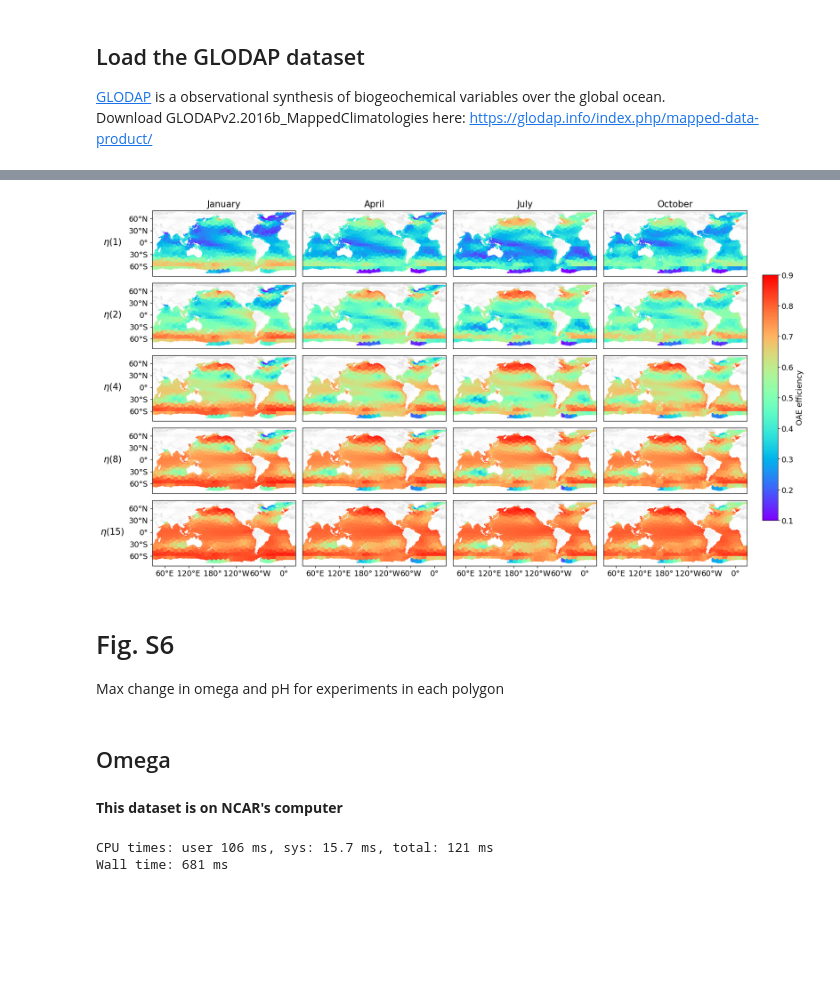
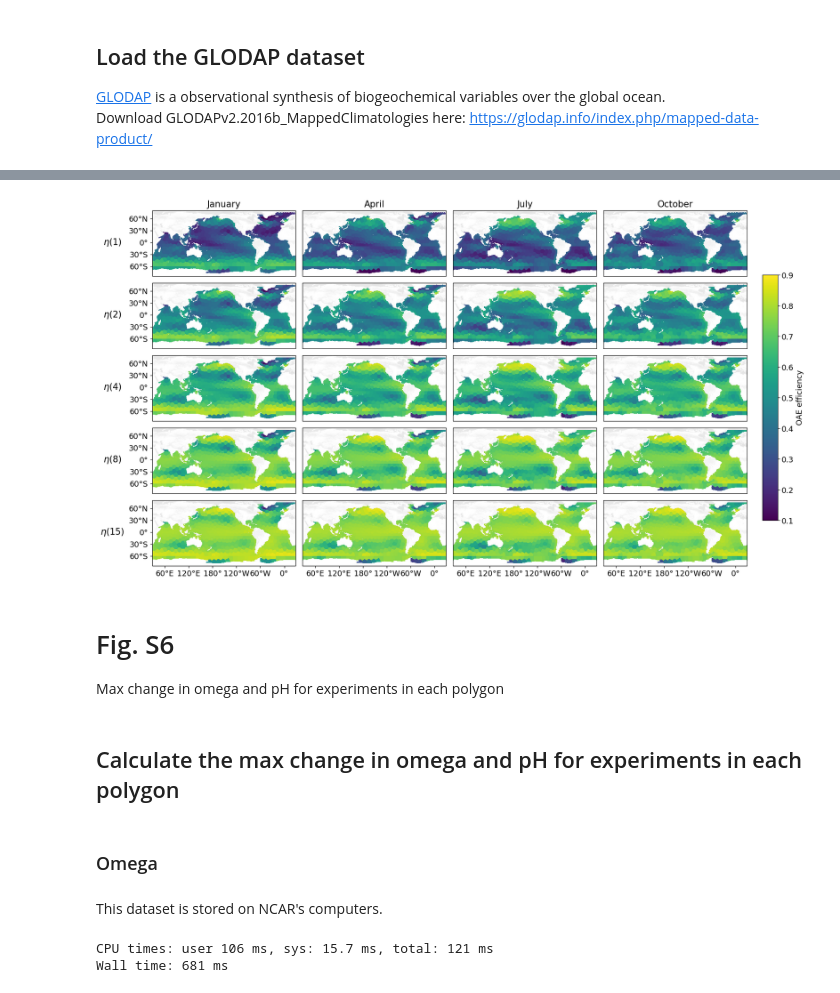
Before and after one commit to CWorthy-ocean/OAE-Efficiency-Map-v0, a Jupyter notebook: analysis/Suppl_Figures.ipynb, the cells around one changed output, grey strips where cells are left out. Saved outputs shown, nothing was run; the diff lists cells and outputs as text; code cells hidden in the pictures; blank space fills up the shorter version.

```diff
--- a/analysis/Suppl_Figures.ipynb
+++ b/analysis/Suppl_Figures.ipynb
@@ -170,0 +167,2 @@ eff_all_eff.min(), eff_all_eff.max()
+# %%
+eff_all_eff = xr.open_dataset('./data/Map_oae_eff_5x4.nc')
@@ -190,8 +201,8 @@ for i in range(5):
     for j in range(4):
         ax = fig.add_subplot(5, 4, i*4+j+1, projection=ccrs.PlateCarree(central_longitude=208))
 
-        ax.pcolormesh(eff_pacific.TLONG, eff_pacific.TLAT, eff_all_eff.isel(season=j, year=years[i]-1), transform=ccrs.PlateCarree(), \
-                         cmap='rainbow',
+        ax.pcolormesh(eff_all_eff.TLONG, eff_all_eff.TLAT, eff_all_eff.isel(season=j, year=years[i]-1).eff, transform=ccrs.PlateCarree(), \
+                         cmap='viridis',
                         vmin=0.1, vmax=0.9
                         )
         if i == 0:
@@ -213,7 +224,7 @@ cax = fig.add_axes([0.92, 0.15, 0.02, 0.65])  # Adjust position and size as need
 cax.set_aspect(0.5)  # Adjust width
 cax.set_aspect(20)  # Adjust height
 
-cmap = cm.get_cmap('rainbow')  # Choose a colormap
+cmap = cm.get_cmap('viridis')  # Choose a colormap
 normalize = plt.Normalize(vmin=0.1, vmax=0.9)  # Normalize the color values
 sm = cm.ScalarMappable(cmap=cmap, norm=normalize)
 
@@ -223,5 +234,6 @@ cbar.ax.set_ylabel('OAE efficiency', fontsize=FONTSIZE)
 
 plt.subplots_adjust(wspace=0.05, hspace=0.02)
 
-#plt.savefig('./OAE_efficiency5x4_all.png', dpi=400, bbox_inches='tight')
+plt.savefig('./figures/Figure_S2.png', dpi=400, bbox_inches='tight')
+plt.savefig('./figures/Figure_S2.pdf', bbox_inches='tight')
 # %% [output]
@@ -230,11 +242,13 @@ Wall time: 1min 17s
-[figure, old version]
+[figure, new version]
 # %% [markdown]
 # Fig. S6
 Max change in omega and pH for experiments in each polygon
+# %% [markdown]
+## Calculate the max change in omega and pH for experiments in each polygon
 # %% [markdown]
-## Omega
+### Omega
 # %% [markdown]
-**This dataset is on NCAR's computer**
+This dataset is stored on NCAR's computers.
 # %%
 %%time
 # unperturbed condition, i.e. without OAE
```
Also changed, not shown: parts of 25 cells of this notebook, 6 other files.
